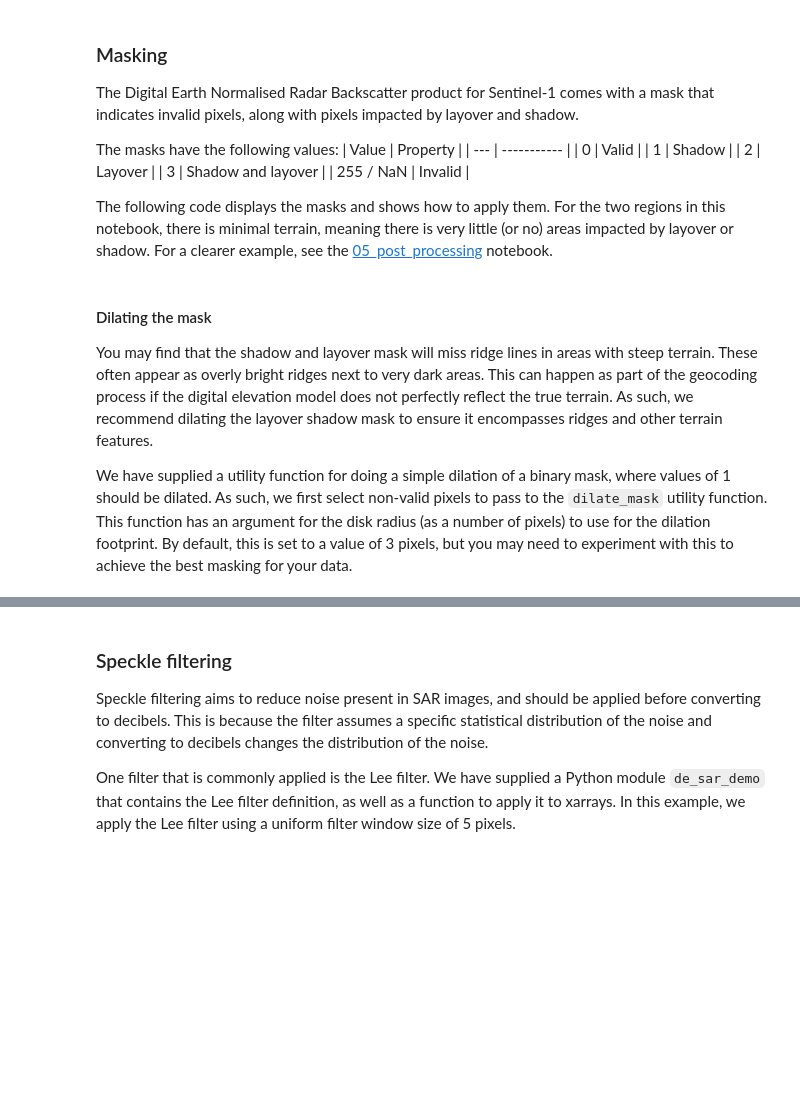
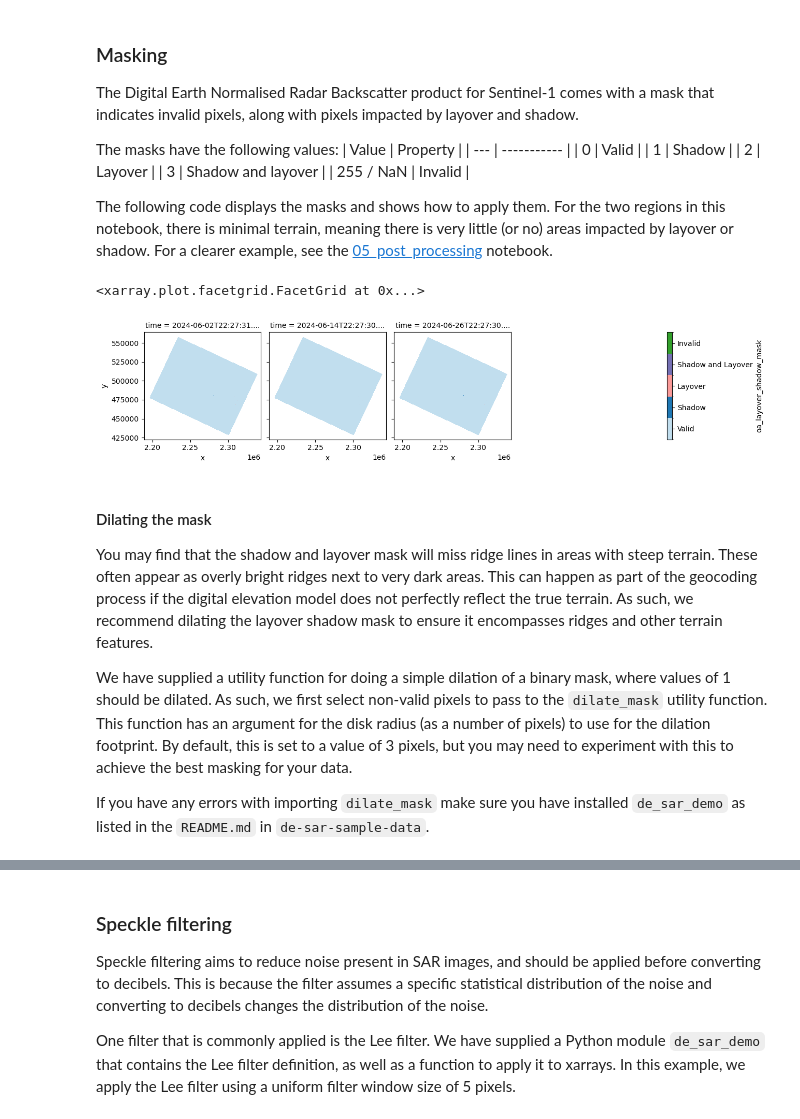
Before and after one commit to eloise-b/de-sar-sample-data, a Jupyter notebook: demo_notebooks/tutorial/02_demonstration.ipynb, the cells around one changed output, grey strips where cells are left out. Saved outputs shown, nothing was run; the diff lists cells and outputs as text; code cells hidden in the pictures; blank space fills up the shorter version.

Commit message:
updating for collection 1, 02_demonstation now works for antarctica and stac options

```diff
--- a/demo_notebooks/tutorial/02_demonstration.ipynb
+++ b/demo_notebooks/tutorial/02_demonstration.ipynb
@@ -17,8 +17,8 @@ approach = "stac"
 Then choose if you want to run an Australian or Antarctic example.
 Uncomment the region you wish to run, leaving the other region commented.
 # %%
-region = "Australia"
-# region = "Antarctica"
+# region = "Australia"
+region = "Antarctica"
 # %% [markdown]
 ### Import required libraries
 
@@ -70,14 +85,14 @@ if region == "Australia":
 
 if region == "Antarctica":
     aoi_bbox = BoundingBox(
-        left=145.9772,
-        bottom=-67.0930,
-        right=145.5077,
-        top=-67.5106,
+        left=77.849,
+        bottom=-68.84,
+        right=77.94,
+        top=-68.9,
         crs="EPSG:4326"
     )
 
 start_date = "2024-06-01"
-end_date = "2024-08-01"
+end_date = "2024-07-01"
 
 aoi_bbox.explore()
@@ -94,14 +111,14 @@ We use different `product_to_load`, `measurement_to_load` and `output_crs` value
 # %%
 if region == "Australia":
     # Load the VV+VH product
-    product_to_load = "ga_s1_nrb_iw_vv_vh_0"
-    measurements_to_load = ["VV_gamma0", "VH_gamma0", "mask"]
+    product_to_load = "ga_s1_nrb_iw_vv_vh_1"
+    measurements_to_load = ["vv_gamma0", "vh_gamma0", "oa_layover_shadow_mask"]
     output_crs = "EPSG:3577"
 
 if region == "Antarctica":
     # Load the HH product
-    product_to_load = "ga_s1_nrb_iw_hh_0"
-    measurements_to_load = ["HH_gamma0", "mask"]
+    product_to_load = "ga_s1_nrb_iw_hh_1"
+    measurements_to_load = ["hh_gamma0", "oa_layover_shadow_mask"]
     output_crs = "EPSG:3031"
 
 output_res = 20 # metres
@@ -198,26 +254,29 @@ For a clearer example, see the [05_post_processing](05_post_processing.ipynb) no
 # %%
 # Set up custom code to visualise the masks
 import matplotlib.colors as mcolors
 from matplotlib.ticker import FuncFormatter
 
 cmap = mcolors.ListedColormap(["#c1deee", "#1f78b4", "#fb9a99", "#7570b3", "#33a02c"])
 class_values = [0, 1, 2, 3, 255]
 class_bounds = [-0.5, 0.5, 1.5, 2.5, 3.5, 255.5]
 class_ticks = [0, 1, 2, 3, 126]
 class_labels = ["Valid", "Shadow", "Layover", "Shadow and Layover", "Invalid"]
 labels_dict = dict(zip(class_ticks, class_labels))
 
 # Display masked
-ds["mask"].plot.imshow(
+ds["oa_layover_shadow_mask"].plot.imshow(
     col="time",
     col_wrap=4,
     cmap=cmap,
     norm=mcolors.BoundaryNorm(class_bounds, cmap.N),
     cbar_kwargs={
         'ticks': class_ticks,
         'format': FuncFormatter(lambda v, _: labels_dict.get(int(v), ''))
     }
 )
+# %% [output]
+<xarray.plot.facetgrid.FacetGrid at 0x...>
+[figure, added]
 # %% [markdown]
 #### Dilating the mask
 
@@ -230,6 +289,8 @@ We have supplied a utility function for doing a simple dilation of a binary mask
 As such, we first select non-valid pixels to pass to the `dilate_mask` utility function.
 This function has an argument for the disk radius (as a number of pixels) to use for the dilation footprint.
 By default, this is set to a value of 3 pixels, but you may need to experiment with this to achieve the best masking for your data.
+
+If you have any errors with importing `dilate_mask` make sure you have installed `de_sar_demo` as listed in the `README.md` in `de-sar-sample-data`.
 # %%
 from de_sar_demo.masking import dilate_mask
 
```
Also changed, not shown: parts of 12 cells of this notebook.
